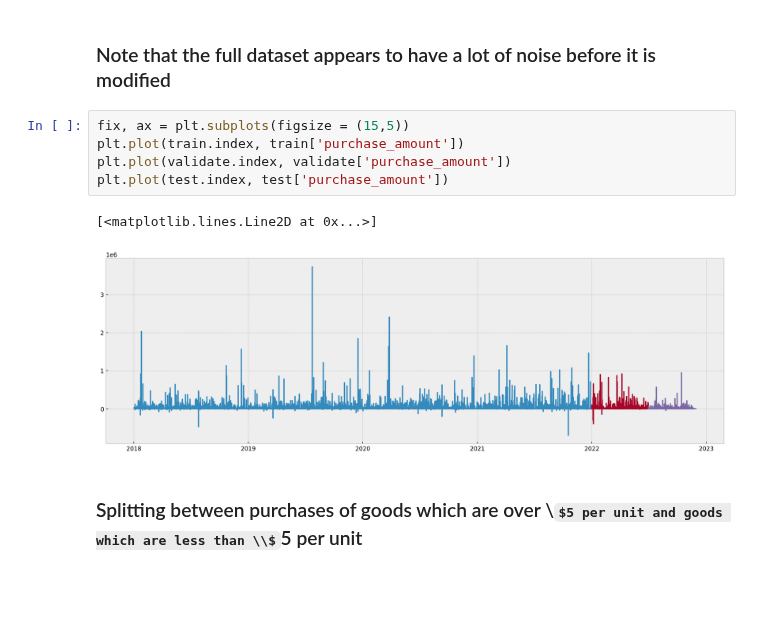
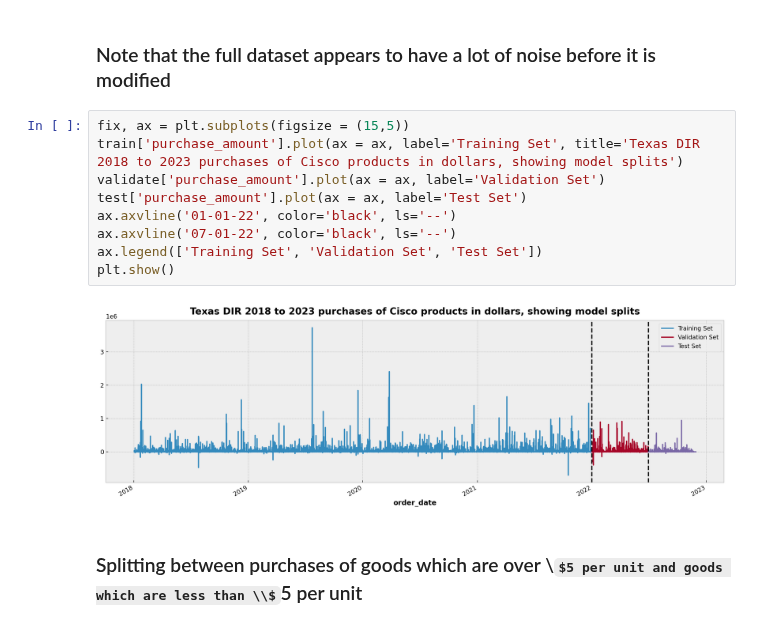
Before and after one commit to The-Real-MVPs/cisco-time-series-analysis, a Jupyter notebook: rosenberger/rosenberger-questions.ipynb, the cells around one changed output. Cells and saved outputs as stored; diff of their text form; some formulas as TeX source; blank space fills up the shorter version.

```diff
--- a/rosenberger/rosenberger-questions.ipynb
+++ b/rosenberger/rosenberger-questions.ipynb
@@ -140,12 +140,15 @@ test = test.loc['2022-07':]
 ### Note that the full dataset appears to have a lot of noise before it is modified
 # %%
 fix, ax = plt.subplots(figsize = (15,5))
-plt.plot(train.index, train['purchase_amount'])
-plt.plot(validate.index, validate['purchase_amount'])
-plt.plot(test.index, test['purchase_amount'])
+train['purchase_amount'].plot(ax = ax, label='Training Set', title='Texas DIR 2018 to 2023 purchases of Cisco products in dollars, showing model splits')
+validate['purchase_amount'].plot(ax = ax, label='Validation Set')
+test['purchase_amount'].plot(ax = ax, label='Test Set')
+ax.axvline('01-01-22', color='black', ls='--')
+ax.axvline('07-01-22', color='black', ls='--')
+ax.legend(['Training Set', 'Validation Set', 'Test Set'])
+plt.show()
 # %% [output]
-[<matplotlib.lines.Line2D at 0x...>]
-[figure, old version]
+[figure, new version]
 # %% [markdown]
 ### Splitting between purchases of goods which are over \\$5 per unit and goods which are less than \\$5 per unit
 # %%
```
Also changed, not shown: parts of 1 cell of this notebook, 2 other files.
